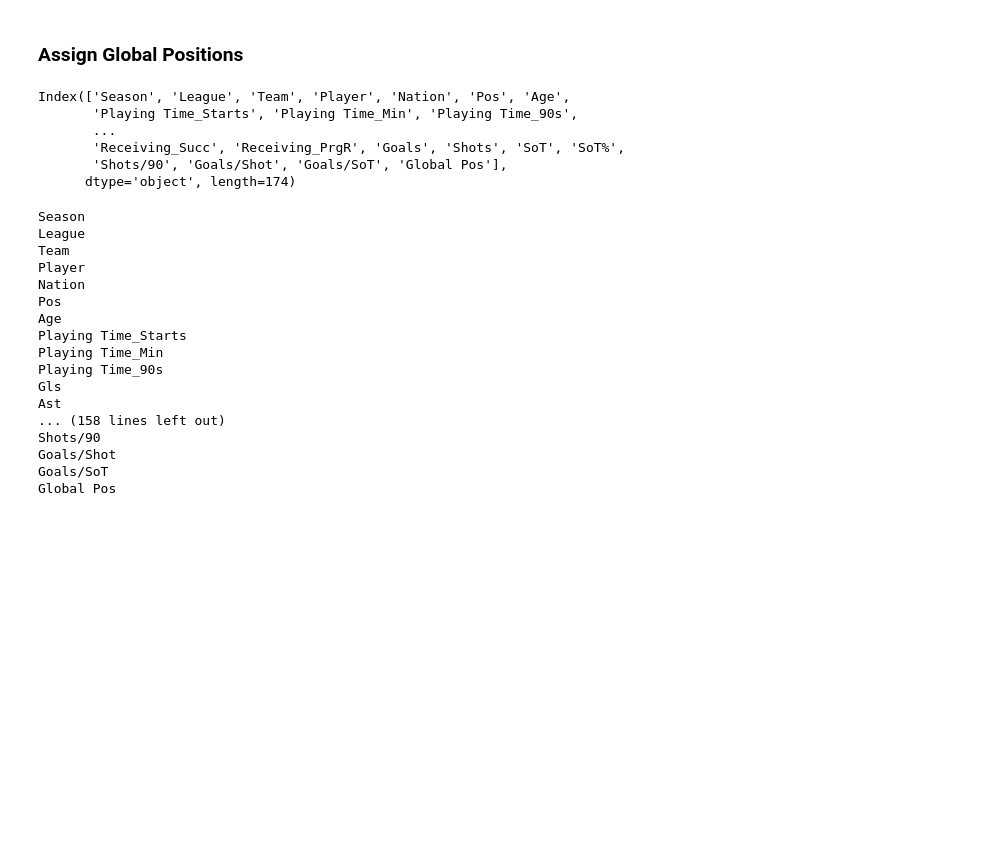
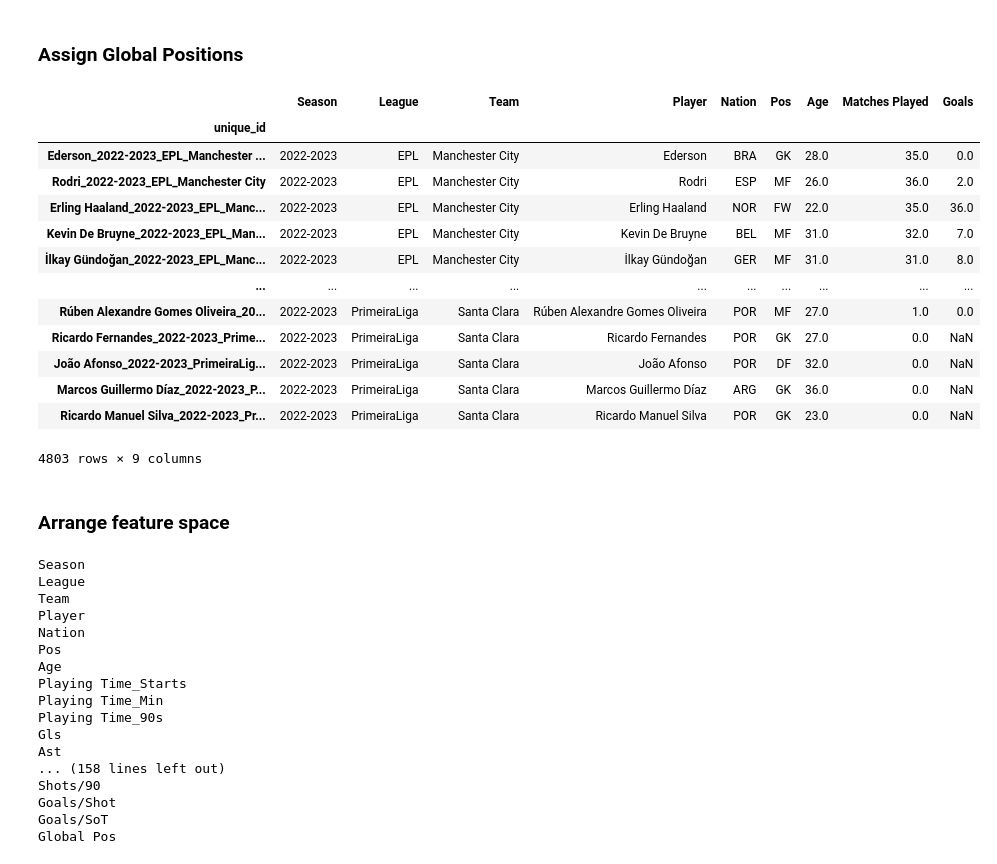
Before and after one commit to allorenz/football-player-similarity, a Jupyter notebook: src/merge_attributes.ipynb, the cells around one changed output. Drawn from its saved outputs; the diff is of its cells as text; code cells hidden in the pictures; blank space fills up the shorter version.

```diff
--- a/src/merge_attributes.ipynb
+++ b/src/merge_attributes.ipynb
@@ -178,15 +178,27 @@ def map_position(pos):
     return pos
 
 df['Global Pos'] = df['Pos'].apply(map_position)
-# %%
-df.columns
-# %% [output]
-Index(['Season', 'League', 'Team', 'Player', 'Nation', 'Pos', 'Age',
-       'Playing Time_Starts', 'Playing Time_Min', 'Playing Time_90s',
-       ...
-       'Receiving_Succ', 'Receiving_PrgR', 'Goals', 'Shots', 'SoT', 'SoT%',
-       'Shots/90', 'Goals/Shot', 'Goals/SoT', 'Global Pos'],
-      dtype='object', length=174)
+# %%
+t = ['Season', 'League', 'Team', 'Player', 'Nation', 'Pos', 'Age','Matches Played','Goals']
+#df.loc[:,['Matches Played']]
+df[t]
+# %% [output]
+|  | Season | League | Team | Player | Nation | Pos | Age | Matches Played | Goals |
+| unique_id |  |  |  |  |  |  |  |  |  |
+| Ederson_2022-2023_EPL_Manchester ... | 2022-2023 | EPL | Manchester City | Ederson | BRA | GK | 28.0 | 35.0 | 0.0 |
+| Rodri_2022-2023_EPL_Manchester City | 2022-2023 | EPL | Manchester City | Rodri | ESP | MF | 26.0 | 36.0 | 2.0 |
+| Erling Haaland_2022-2023_EPL_Manc... | 2022-2023 | EPL | Manchester City | Erling Haaland | NOR | FW | 22.0 | 35.0 | 36.0 |
+| Kevin De Bruyne_2022-2023_EPL_Man... | 2022-2023 | EPL | Manchester City | Kevin De Bruyne | BEL | MF | 31.0 | 32.0 | 7.0 |
+| İlkay Gündoğan_2022-2023_EPL_Manc... | 2022-2023 | EPL | Manchester City | İlkay Gündoğan | GER | MF | 31.0 | 31.0 | 8.0 |
+| ... | ... | ... | ... | ... | ... | ... | ... | ... | ... |
+| Rúben Alexandre Gomes Oliveira_20... | 2022-2023 | PrimeiraLiga | Santa Clara | Rúben Alexandre Gomes Oliveira | POR | MF | 27.0 | 1.0 | 0.0 |
+| Ricardo Fernandes_2022-2023_Prime... | 2022-2023 | PrimeiraLiga | Santa Clara | Ricardo Fernandes | POR | GK | 27.0 | 0.0 | NaN |
+| João Afonso_2022-2023_PrimeiraLig... | 2022-2023 | PrimeiraLiga | Santa Clara | João Afonso | POR | DF | 32.0 | 0.0 | NaN |
+| Marcos Guillermo Díaz_2022-2023_P... | 2022-2023 | PrimeiraLiga | Santa Clara | Marcos Guillermo Díaz | ARG | GK | 36.0 | 0.0 | NaN |
+| Ricardo Manuel Silva_2022-2023_Pr... | 2022-2023 | PrimeiraLiga | Santa Clara | Ricardo Manuel Silva | POR | GK | 23.0 | 0.0 | NaN |
+4803 rows × 9 columns
+# %% [markdown]
+### Arrange feature space
 # %%
 for c in df.columns:
     print(c)
```
Also changed, not shown: parts of 6 cells of this notebook.
